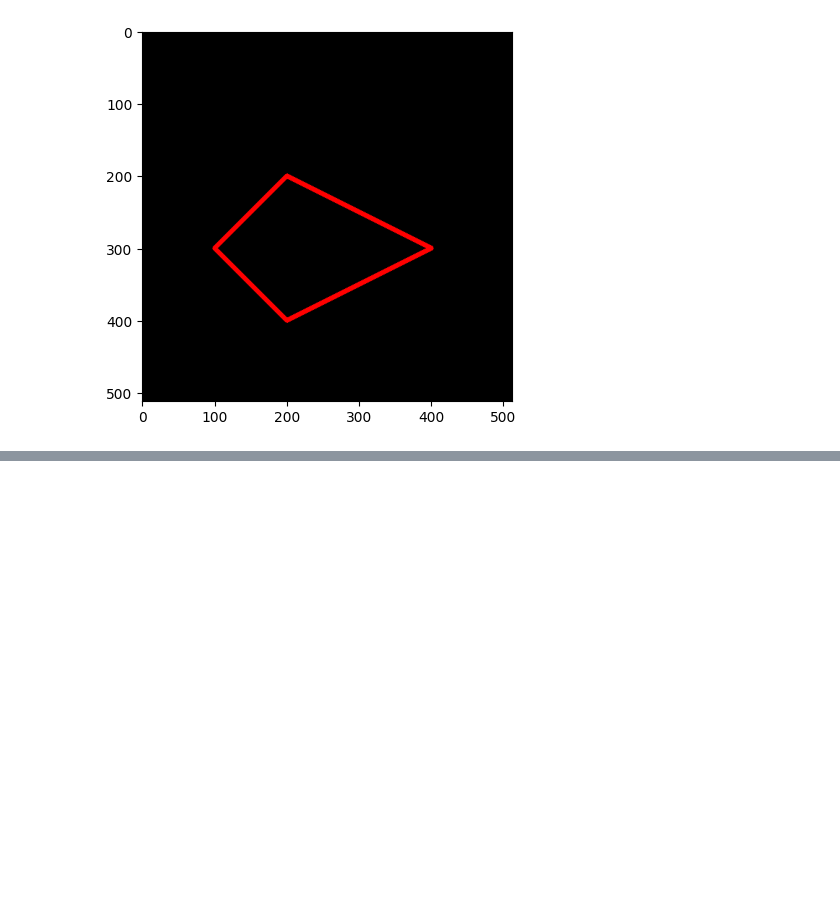
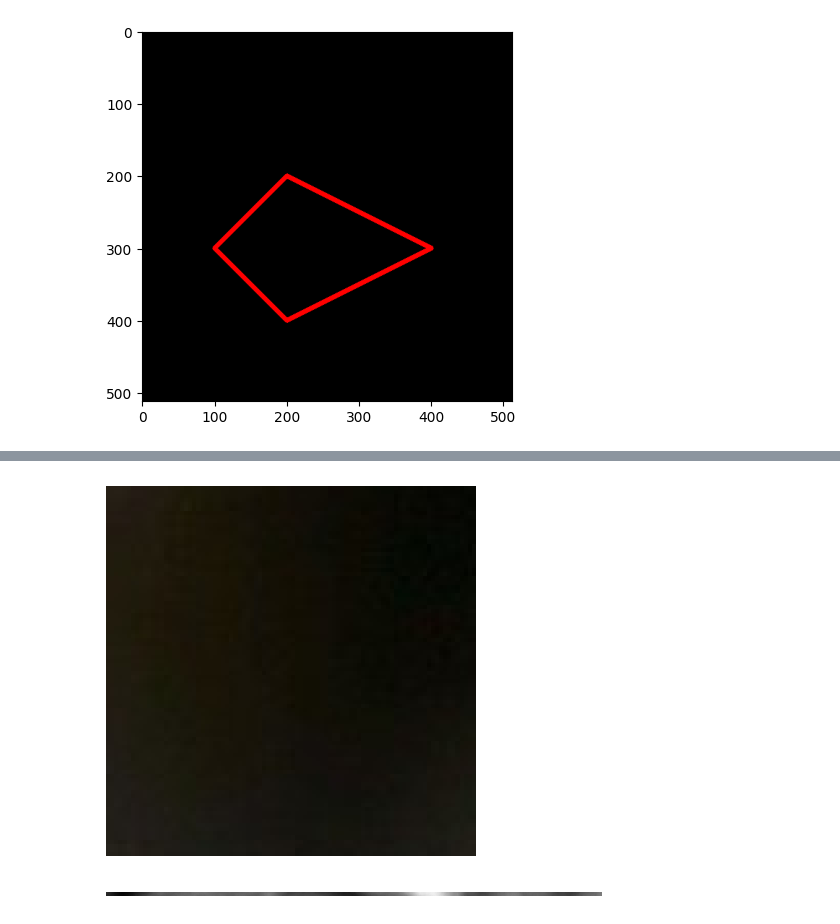
Before and after one commit to byhaqii/PVCK-2025, a Jupyter notebook: Week2.ipynb, the cells around one changed output, grey strips where cells are left out. Cells and saved outputs as stored; diff of their text form; code cells hidden in the pictures; blank space fills up the shorter version.

```diff
--- a/Week2.ipynb
+++ b/Week2.ipynb
@@ -118,0 +154,14 @@ plt.imshow(black_img2)
+# %%
+crop_img = img_rgb[10:100, 10:100]
+plt.imshow(crop_img)
+plt.axis('off')
+plt.show()
+# %% [output]
+[figure, added]
+# %%
+green_channel = img_rgb[5:30, :, 1]
+plt.imshow(green_channel, cmap='gray')
+plt.axis('off')
+plt.show()
+# %% [output]
+[figure, added]
```
Also changed, not shown: parts of 5 cells of this notebook.
